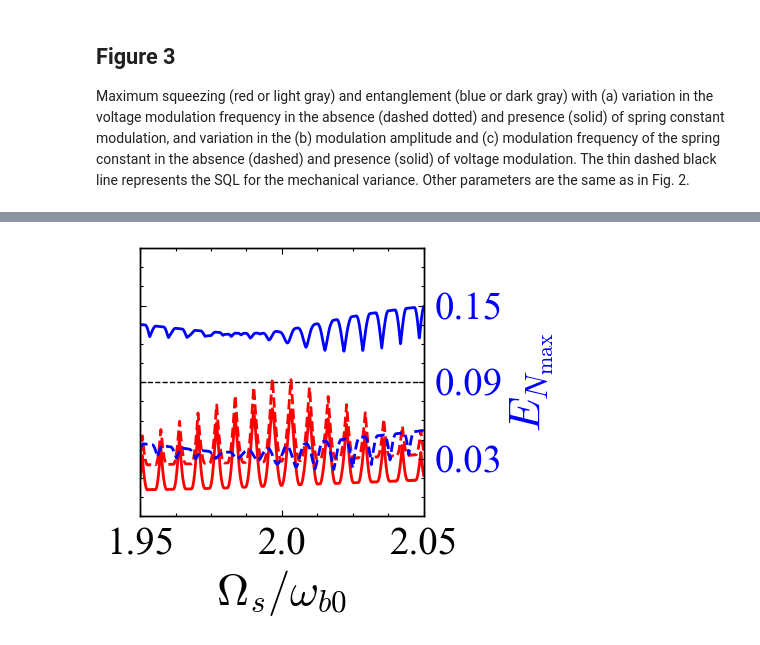
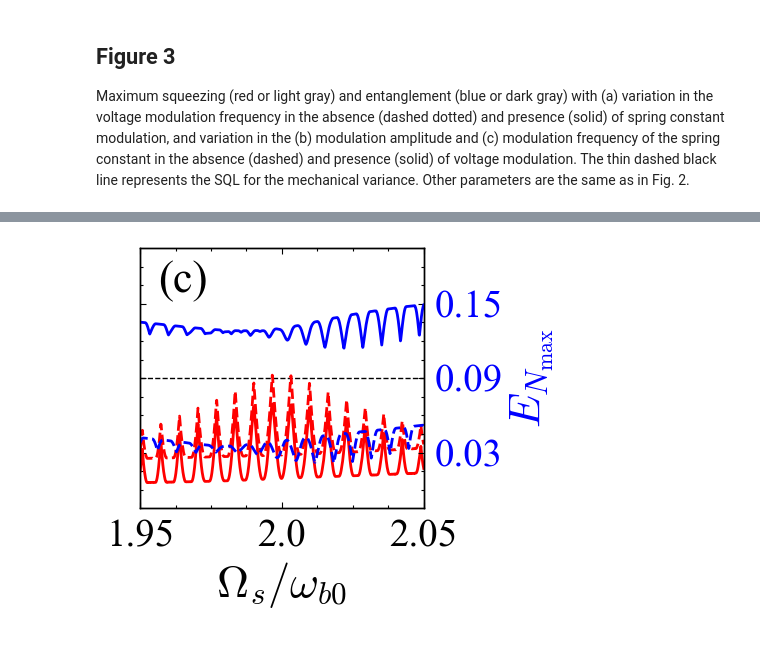
Before and after one commit to Sampreet/entan_oem_mod, a Jupyter notebook: notebooks/v4.0.0_qom-v1.0.0/plots.ipynb, the cells around one changed output, grey strips where cells are left out. Drawn from its saved outputs; the diff is of its cells as text; code cells hidden in the pictures.

```diff
--- a/notebooks/v4.0.0_qom-v1.0.0/plots.ipynb
+++ b/notebooks/v4.0.0_qom-v1.0.0/plots.ipynb
@@ -950,7 +950,7 @@ params = {
         'width'                 : 4.8,
         'height'                : 4.0,
         'annotations'           : [{
-            's': '(b)',
+            'text': '(b)',
             'xy': [0.32, 0.82]
         }]
     }
@@ -1099,7 +1099,7 @@ params = {
         'width'                 : 4.8,
         'height'                : 4.0,
         'annotations'           : [{
-            's': '(c)',
+            'text': '(c)',
             'xy': [0.13, 0.82]
         }]
     }
@@ -1186 +1186 @@ MainThread               INFO    2023-06-25 23:58:47.509: (qom.loopers.XLooper)
-[figure, old version]
+[figure, new version]
```
Also changed, not shown: parts of 9 cells of this notebook, 10 other files.
